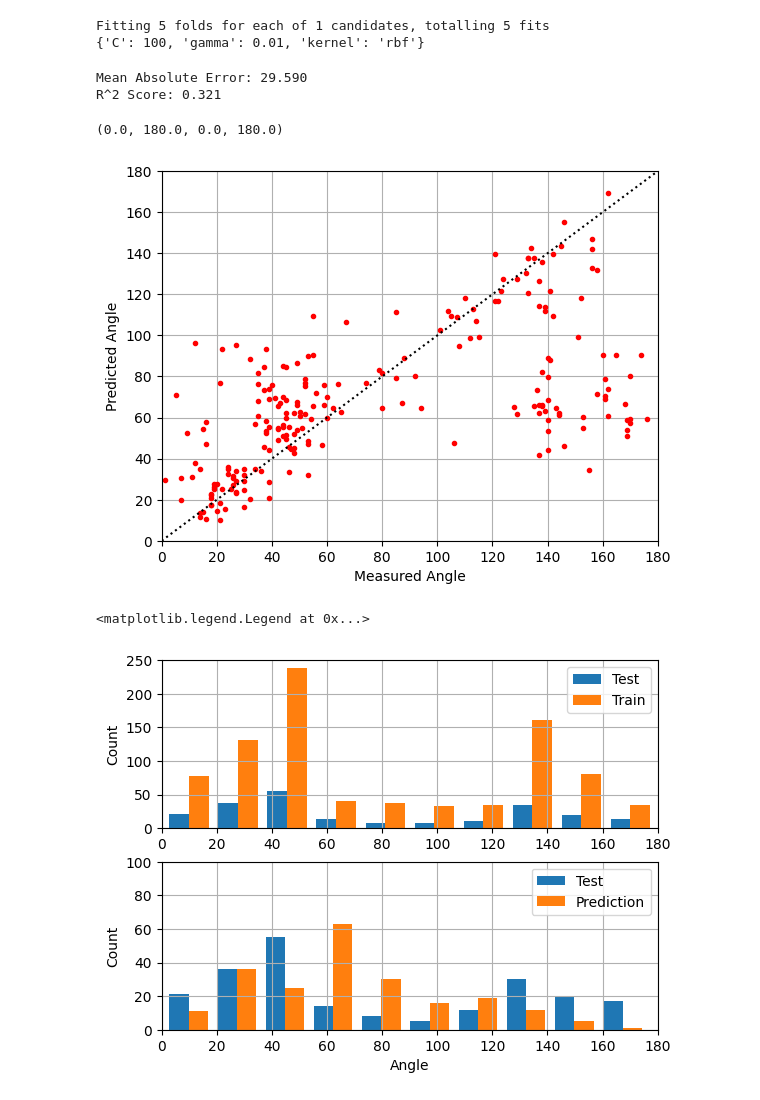
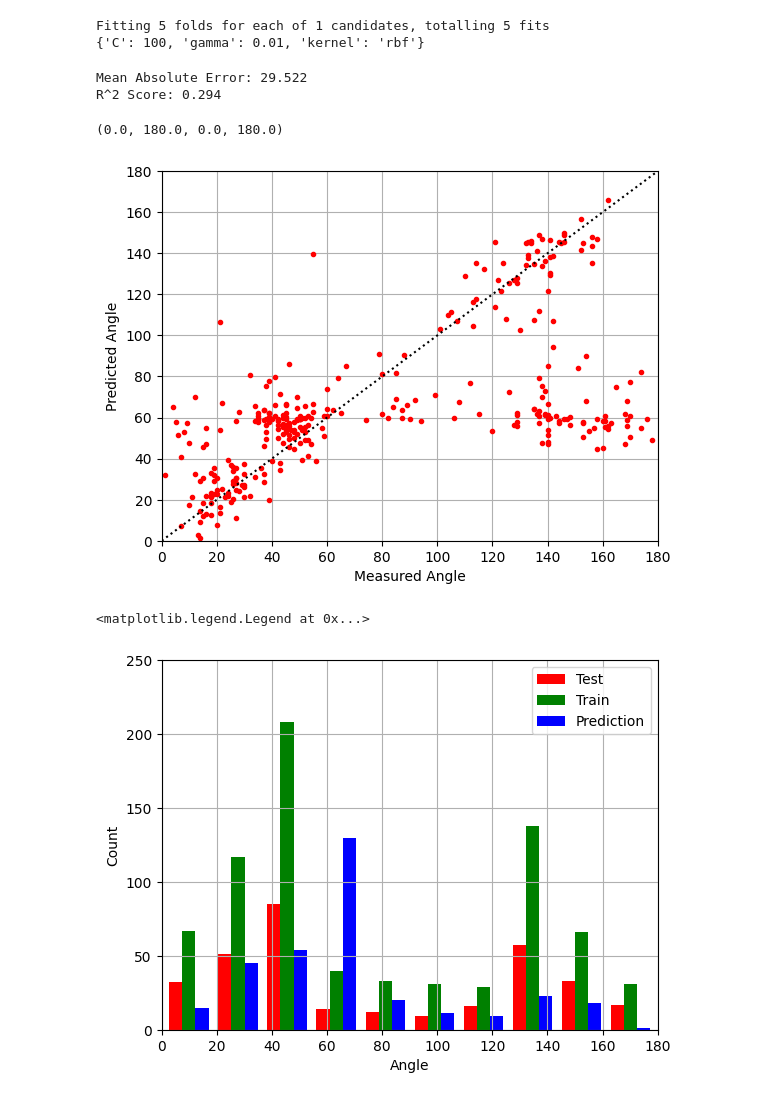
Before and after one commit to hkc5/fiber-prediction, a Jupyter notebook: main.ipynb, the cells around one changed output. Cells and saved outputs as stored; diff of their text form; code cells hidden in the pictures.

Commit message:
error plots

```diff
--- a/main.ipynb
+++ b/main.ipynb
@@ -29,24 +29,26 @@ def get_feature_vector(image_directory, grid_q= 4, orientation= 8, edge= False):
     if edge== True:
         img= cv2.Canny(img, 100, 200)
 
-    hog_features = hog(img, orientations= orientation, pixels_per_cell= (int(img.shape[0]/grid_q), int(img.shape[1]/grid_q)),
-                    cells_per_block=(1, 1), feature_vector= True)
+    hog_features = hog(img, orientations= orientation, pixels_per_cell= (int(img.shape[0]/grid_q), int(img.shape[1]/grid_q)), feature_vector= True)
 
     return hog_features
 
 
 feature_matrix= []
+img_directories= []
 for i in range(1, 1300):
     img_dir= "./pictures2/" + str(i) + ".png"
     try:
-        feature_vec= get_feature_vector(img_dir, grid_q= 3, orientation= 12, edge= False)
+        feature_vec= get_feature_vector(img_dir, grid_q= 3, orientation= 6, edge= False)
         feature_matrix.append(feature_vec)
+        img_directories.append(img_dir)
     except:
         pass
 
 clear_output()
 feature_matrix= np.array(feature_matrix)
+img_directories= np.array(img_directories)
 
-zero_ratio= sum(sum(feature_matrix== 0))/feature_matrix.size
-print(f"Zero feature ratio: {zero_ratio:.3f}", )
+zero_ratio= np.count_nonzero(feature_matrix)/feature_matrix.size
+print(f"Non-zero feature ratio: {zero_ratio:.3f}", )
 # %% [output]
@@ -59,7 +61,7 @@ feature_matrix= scaler.fit_transform(feature_matrix)
 
 pca= PCA()
 principal_components= pca.fit_transform(feature_matrix)
-required_variance= .99
+required_variance= .9
 no_components= sum(pca.explained_variance_ratio_.cumsum() < required_variance) + 1
 
 pca_var= PCA(no_components)
@@ -77,6 +79,10 @@ with open("labels2.csv") as f:
 
 labels= labels[0:feature_matrix.shape[0]]
 
+ind= np.logical_or(labels>175, labels<5)
+plt.plot(feature_matrix[ind, :].T)
+
+
 nonzero_index= labels!= 0
 labels= labels[nonzero_index]
 principal_matrix= principal_matrix[nonzero_index]
@@ -86,20 +93,19 @@ Initial features: 108 Final features: 96
 # %% [markdown]
 ### Support Vector Regressor & Hyperparameter Tuning
 # %%
-X_train, X_test, y_train, y_test= train_test_split(principal_matrix, labels, test_size= .2, random_state= 0)
+X_train, X_test, y_train, y_test, i_train, i_test= train_test_split(principal_matrix, labels, np.arange(labels.size), test_size= .3, random_state= 0)
 
 svr= SVR()
 
 param_grid= [
   {"kernel": ["linear"], "C": [.1, 1, 10, 100]},
-  {"kernel": ["rbf"], "C": [1, 10, 100, 500, 1000], "gamma": [1, .1, .01, .001, 0.0001, 0.00001]}
+  {"kernel": ["rbf"], "C": [1, 10, 100, 500, 1000], "gamma": [1, .1, .01, .001, 0.0001]}
  ]
 
 param_grid= [
   {"kernel": ["rbf"], "C": [100], "gamma": [.01]}
  ]
 
-
 model= GridSearchCV(svr, param_grid= param_grid, verbose= True)
 
 model.fit(X_train, y_train)
@@ -118,8 +124,8 @@ r2= r2_score(y_test, y_pred)
 print(f"Mean Absolute Error: {mae:.3f}")
 print(f"R^2 Score: {r2:.3f}")
 # %% [output]
-Mean Absolute Error: 29.590
-R^2 Score: 0.321
+Mean Absolute Error: 29.522
+R^2 Score: 0.294
 # %%
 plt.plot(y_test, y_pred, "r.")
 plt.plot(np.arange(0, 180), np.arange(0, 180), "k:")
@@ -129,27 +135,14 @@ plt.ylabel("Predicted Angle")
 plt.axis([0, 180, 0, 180])
 # %% [output]
 (0.0, 180.0, 0.0, 180.0)
-[figure, old version]
+[figure, new version]
 # %%
-plt.subpl
-
-
-
-
-
-asdasdasddsalöasdlsadot(211)
-plt.hist([y_test, y_train])
+plt.hist([y_test, y_train, y_pred], color= ["r", "g", "b"])
 plt.grid()
 plt.ylabel("Count")
+plt.xlabel("Angle")
 plt.axis([0, 180, 0, 250])
-plt.legend(["Test", "Train"])
-plt.subplot(212)
-plt.hist([y_test, y_pred])
-plt.grid()
-plt.xlabel("Angle")
-plt.ylabel("Count")
-plt.axis([0, 180, 0, 100])
-plt.legend(["Test", "Prediction"])
+plt.legend(["Test", "Train", "Prediction"])
 # %% [output]
 <matplotlib.legend.Legend at 0x...>
-[figure, old version]
+[figure, new version]
```
Also changed, not shown: parts of 3 cells of this notebook.
